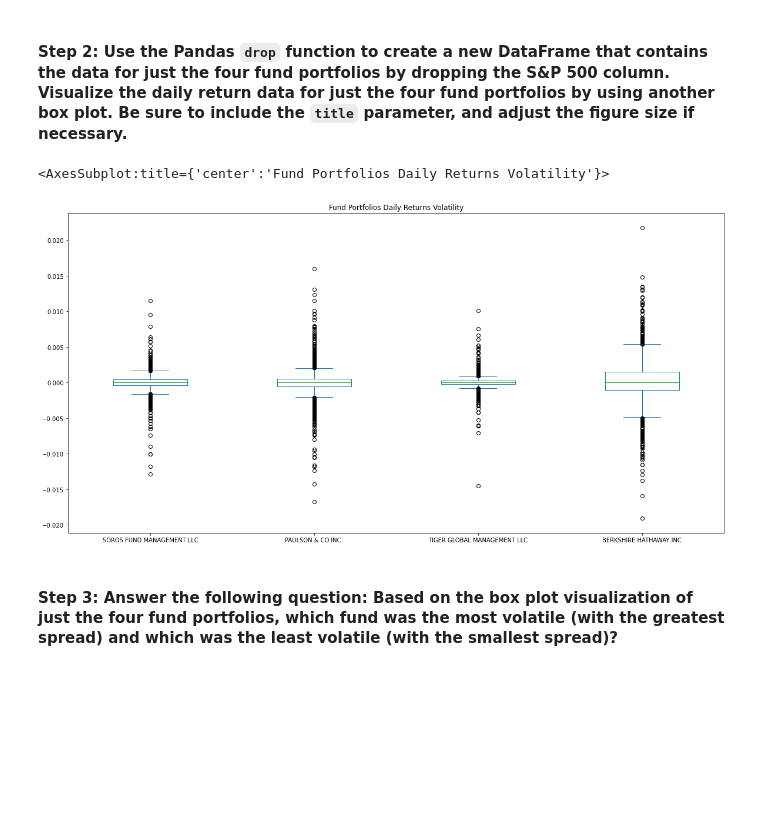
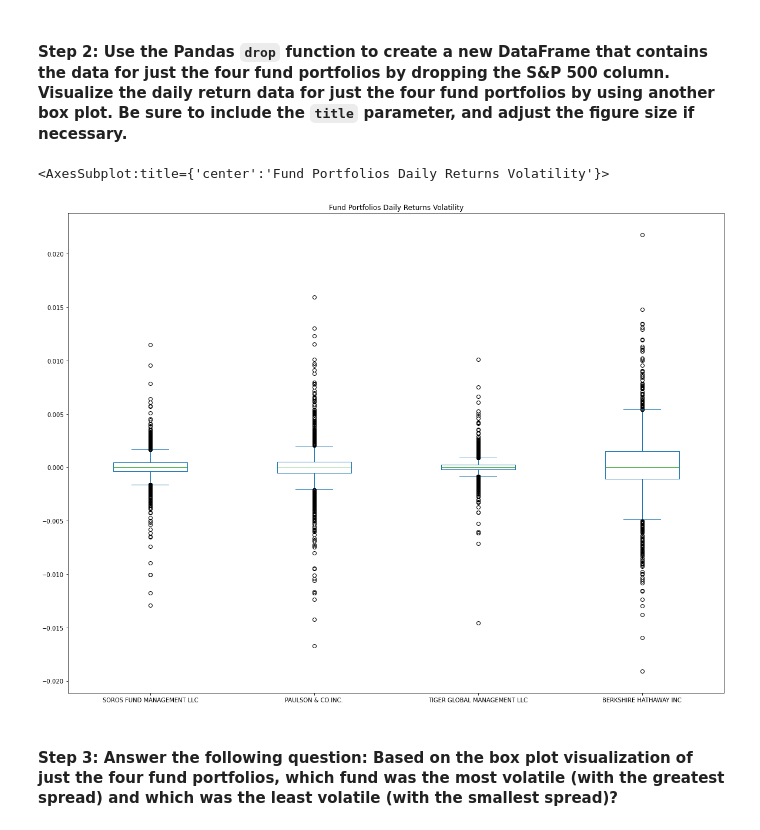
Before and after one commit to jkang1990amg/Challenge_4_Risk_Return_Analysis, a Jupyter notebook: risk_return_analysis.ipynb, the cells around one changed output. Drawn from its saved outputs; the diff is of its cells as text; code cells hidden in the pictures; blank space fills up the shorter version.

```diff
--- a/risk_return_analysis.ipynb
+++ b/risk_return_analysis.ipynb
@@ -213,12 +214,12 @@ whalenavs_daily_returns.plot(kind = "box", figsize = (20, 10), title = "Fund Por
 # %%
 # Create a new DataFrame containing only the 4 fund portfolios by dropping the S&P 500 column from the DataFrame
 # Create box plots to reflect the return data for only the 4 fund portfolios
 # Include a title parameter and adjust the figure size
-whalenavs_daily_returns = whalenavs_daily_returns.drop(columns = ["S&P 500"])
-whalenavs_daily_returns.plot(kind = "box", figsize = (20, 10), title = "Fund Portfolios Daily Returns Volatility")
+whalenavs_daily_returns_noSP500 = whalenavs_daily_returns.drop(columns = ["S&P 500"])
+whalenavs_daily_returns_noSP500.plot(kind = "box", figsize = (20, 15), title = "Fund Portfolios Daily Returns Volatility")
 # %% [output]
 <AxesSubplot:title={'center':'Fund Portfolios Daily Returns Volatility'}>
-[figure, old version]
+[figure, new version]
 # %% [markdown]
 #### Step 3: Answer the following question: Based on the box plot visualization of just the four fund portfolios, which fund was the most volatile (with the greatest spread) and which was the least volatile (with the smallest spread)?
 # %% [markdown]
```
Also changed, not shown: parts of 11 cells of this notebook.
